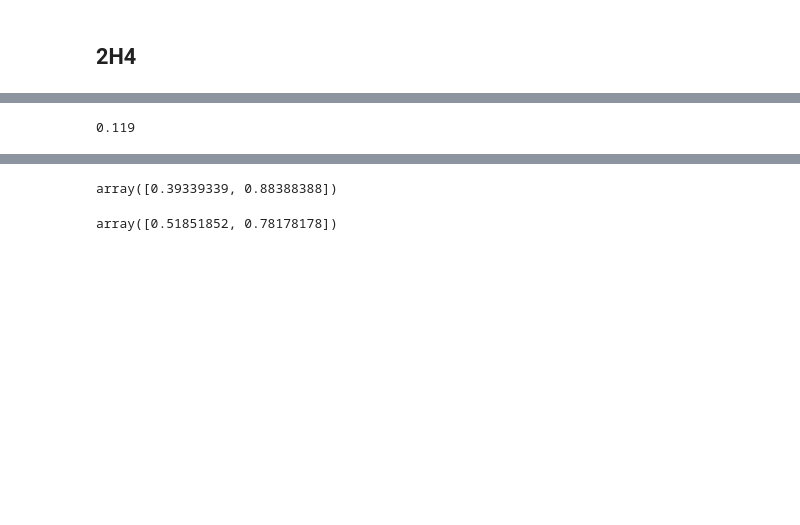
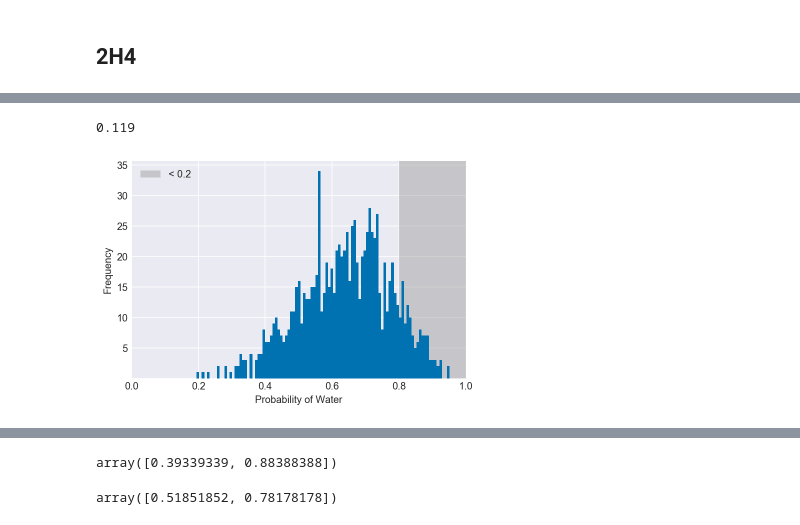
Before and after one commit to PhilipGriffith/RethinkingBayesCode, a Jupyter notebook: Notebooks/Chapter_2_3.ipynb, the cells around one changed output, grey strips where cells are left out. Drawn from its saved outputs; the diff is of its cells as text; code cells hidden in the pictures; blank space fills up the shorter version.

```diff
--- a/Notebooks/Chapter_2_3.ipynb
+++ b/Notebooks/Chapter_2_3.ipynb
@@ -210,6 +195,20 @@ np.mean(samples < 0.2)
+# %%
+def plot_interval(samples, left=0, right=1):
+    fig, ax = plt.subplots()
+    ax.axvspan(left, right, facecolor='grey', alpha=0.35)
+    ax.hist(samples, bins=100)
+    ax.set_xlim(0, 1)
+    yt = list((str(int(i)) for i in ax.get_yticks()))
+    yt[0] = None
+    ax.set_yticklabels(yt)
+    plt.xlabel('Probability of Water')
+    plt.ylabel('Frequency')
 # %%
-np.mean(samples > 0.8)
+print(np.mean(samples > 0.8))
+
+plot_interval(samples, left=0.8)
 # %% [output]
 0.119
+[figure, added]
 # %%
 np.mean((samples > 0.2) & (samples < 0.8))
```
Also changed, not shown: parts of 15 cells of this notebook, 11 other files.
